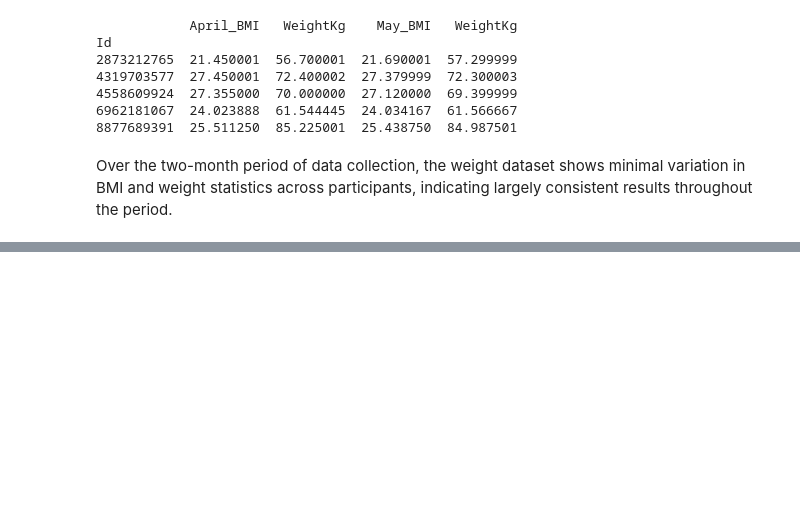
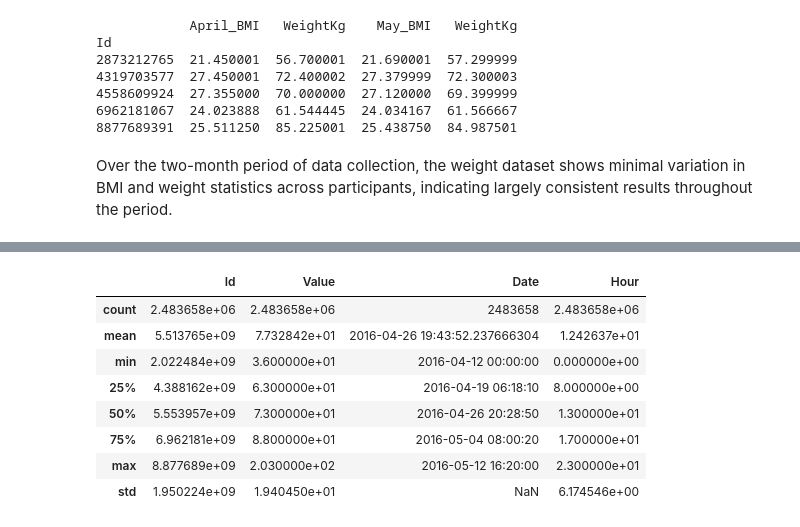
Before and after one commit to lyalldata/Data-Analysis-Portfolio, a Jupyter notebook: Python/BellaBeat/Bellabeat.ipynb, the cells around one changed output, grey strips where cells are left out. Cells and saved outputs as stored; diff of their text form; code cells hidden in the pictures; blank space fills up the shorter version.

```diff
--- a/Python/BellaBeat/Bellabeat.ipynb
+++ b/Python/BellaBeat/Bellabeat.ipynb
@@ -516,0 +484,4 @@ mean_distance = round(df_2.TotalDistance.mean())
+# %%
+# creating new column and formatting it to hours
+heart['Hour'] = pd.to_datetime(heart['Time'], format='%m/%d/%Y %I:%M:%S %p').dt.hour
+heart.head(5)
@@ -516,0 +625,12 @@ mean_distance = round(df_2.TotalDistance.mean())
+# %%
+heart.describe()
+# %% [output]
+|  | Id | Value | Date | Hour |
+| count | 2.483658e+06 | 2.483658e+06 | 2483658 | 2.483658e+06 |
+| mean | 5.513765e+09 | 7.732842e+01 | 2016-04-26 19:43:52.237666304 | 1.242637e+01 |
+| min | 2.022484e+09 | 3.600000e+01 | 2016-04-12 00:00:00 | 0.000000e+00 |
+| 25% | 4.388162e+09 | 6.300000e+01 | 2016-04-19 06:18:10 | 8.000000e+00 |
+| 50% | 5.553957e+09 | 7.300000e+01 | 2016-04-26 20:28:50 | 1.300000e+01 |
+| 75% | 6.962181e+09 | 8.800000e+01 | 2016-05-04 08:00:20 | 1.700000e+01 |
+| max | 8.877689e+09 | 2.030000e+02 | 2016-05-12 16:20:00 | 2.300000e+01 |
+| std | 1.950224e+09 | 1.940450e+01 | NaN | 6.174546e+00 |
```
Also changed, not shown: parts of 11 cells of this notebook.
